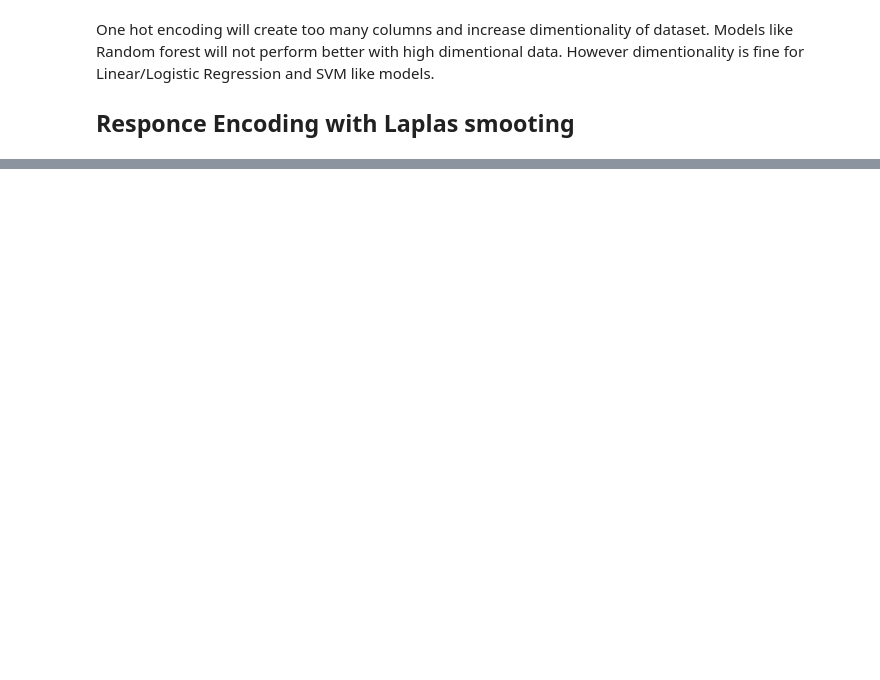
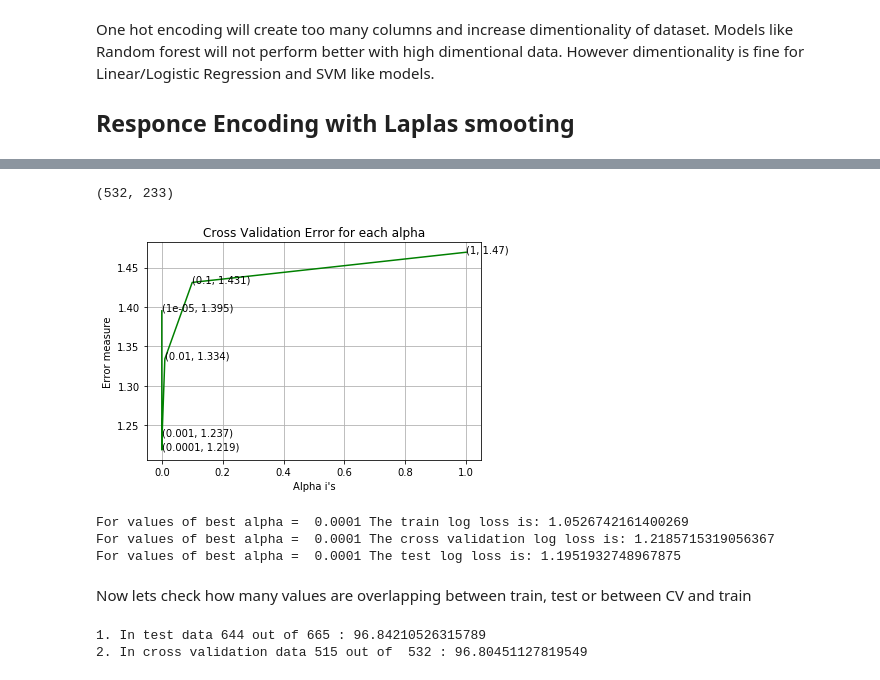
Before and after one commit to Akshaychikara/Personalized-Medicine-Redefining-Cancer-Treatment, a Jupyter notebook: MSK-CancerClassifierAutomation.ipynb, the cells around one changed output, grey strips where cells are left out. Saved outputs shown, nothing was run; the diff lists cells and outputs as text; code cells hidden in the pictures; blank space fills up the shorter version.

```diff
--- a/MSK-CancerClassifierAutomation.ipynb
+++ b/MSK-CancerClassifierAutomation.ipynb
@@ -421,8 +421,8 @@ from sklearn.feature_extraction.text import CountVectorizer
 gene_vectorizer = CountVectorizer()
 # %%
 train_gene_feature_onehotencoding = gene_vectorizer.fit_transform(X_train['Gene'])
-cv_gene_feature_onehotencoding = gene_vectorizer.fit_transform(X_cv['Gene'])
-test_gene_feature_onehotencoding = gene_vectorizer.fit_transform(X_test['Gene'])
+cv_gene_feature_onehotencoding = gene_vectorizer.transform(X_cv['Gene'])
+test_gene_feature_onehotencoding = gene_vectorizer.transform(X_test['Gene'])
 
-train_gene_feature_onehotencoding.shape
+cv_gene_feature_onehotencoding.shape
 # %% [output]
@@ -558,0 +583,19 @@ def get_gv_feature(alpha, feature, df):
+# %%
+alpha = [10**x for x in range(-5,1)]  # testing pperfomance for different alpha value - hyper paratemer
+# %%
+# Use a SGD classifier
+# and calibrated classifier to get the results in term of probabilities (sum of all = 1)
+from sklearn.linear_model import SGDClassifier
+from sklearn.calibration import CalibratedClassifierCV
+
+cv_log_error_array = []
+for i in alpha:
+
+    clf = SGDClassifier(alpha=i, penalty='l2', loss='log', random_state=42)
+    clf.fit(train_gene_feature_onehotencoding, y_train)
+
+    sigmoid_clf = CalibratedClassifierCV(clf, method = 'sigmoid')
+    sigmoid_clf.fit(train_gene_feature_onehotencoding, y_train)
+    predict_sig_y = sigmoid_clf.predict_proba(cv_gene_feature_onehotencoding)
+    cv_log_error_array.append(log_loss(y_cv, predict_sig_y, labels = clf.classes_, eps=1e-15))
+    print(" for value of alpha {} log loss is {}".format(i, log_loss(y_cv, predict_sig_y, labels = clf.classes_, eps=1e-15)))
@@ -558,0 +609,38 @@ def get_gv_feature(alpha, feature, df):
+# %%
+cv_gene_feature_onehotencoding.shape
+# %% [output]
+(532, 233)
+# %%
+fig, ax = plt.subplots()
+ax.plot(alpha, cv_log_error_array, c='g')
+# for annotation
+for i, txt in enumerate(np.round(cv_log_error_array,3)):
+    ax.annotate((alpha[i],np.round(txt,3)), (alpha[i],cv_log_error_array[i]))
+
+plt.grid()
+plt.title("Cross Validation Error for each alpha")
+plt.xlabel("Alpha i's")
+plt.ylabel("Error measure")
+plt.show()
+# %% [output]
+[figure, added]
+# %%
+# Lets use best alpha value as we can see from above graph and compute log loss
+best_alpha = np.argmin(cv_log_error_array)
+clf = SGDClassifier(alpha=alpha[best_alpha], penalty='l2', loss='log', random_state=42)
+clf.fit(train_gene_feature_onehotencoding, y_train)
+sigmoid_clf = CalibratedClassifierCV(clf, method="sigmoid")
+sigmoid_clf.fit(train_gene_feature_onehotencoding, y_train)
+
+predict_sig_y = sigmoid_clf.predict_proba(train_gene_feature_onehotencoding)
+print('For values of best alpha = ', alpha[best_alpha], "The train log loss is:",log_loss(y_train, predict_sig_y, labels=clf.classes_, eps=1e-15))
+predict_sig_y = sigmoid_clf.predict_proba(cv_gene_feature_onehotencoding)
+print('For values of best alpha = ', alpha[best_alpha], "The cross validation log loss is:",log_loss(y_cv, predict_sig_y, labels=clf.classes_, eps=1e-15))
+predict_sig_y = sigmoid_clf.predict_proba(test_gene_feature_onehotencoding)
+print('For values of best alpha = ', alpha[best_alpha], "The test log loss is:",log_loss(y_test, predict_sig_y, labels=clf.classes_, eps=1e-15))
+# %% [output]
+For values of best alpha =  0.0001 The train log loss is: 1.0526742161400269
+For values of best alpha =  0.0001 The cross validation log loss is: 1.2185715319056367
+For values of best alpha =  0.0001 The test log loss is: 1.1951932748967875
+# %% [markdown]
+Now lets check how many values are overlapping between train, test or between CV and train
@@ -558,0 +650,6 @@ def get_gv_feature(alpha, feature, df):
+# %%
+print('1. In test data',test_coverage, 'out of',X_test.shape[0], ":",(test_coverage/X_test.shape[0])*100)
+print('2. In cross validation data',cv_coverage, 'out of ',X_cv.shape[0],":" ,(cv_coverage/X_cv.shape[0])*100)
+# %% [output]
+1. In test data 644 out of 665 : 96.84210526315789
+2. In cross validation data 515 out of  532 : 96.80451127819549
```
Also changed, not shown: parts of 18 cells of this notebook.
